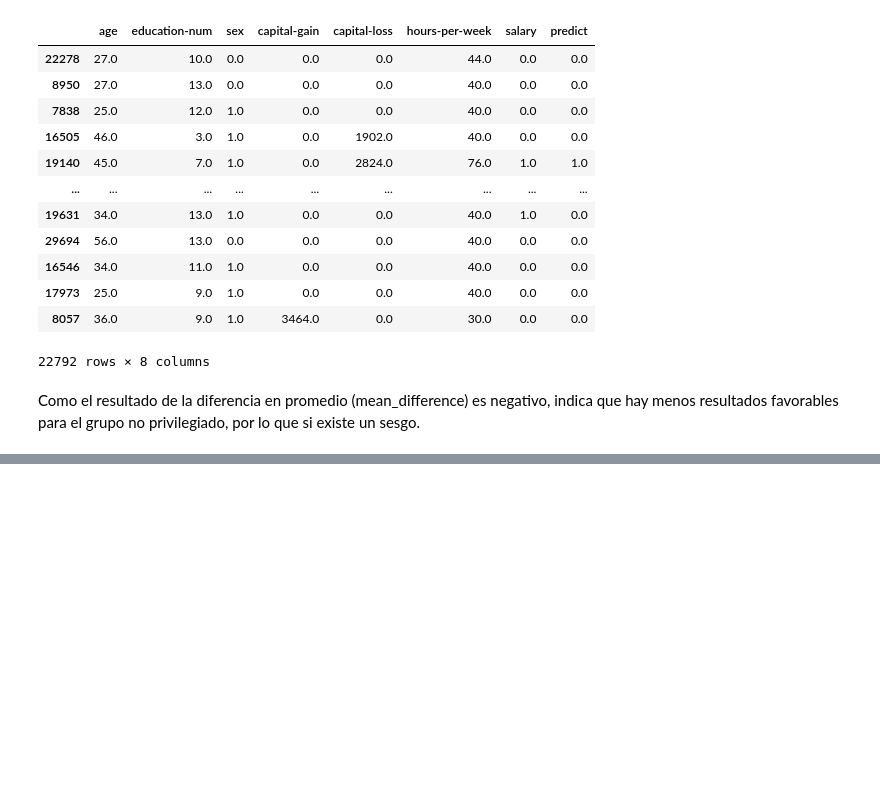
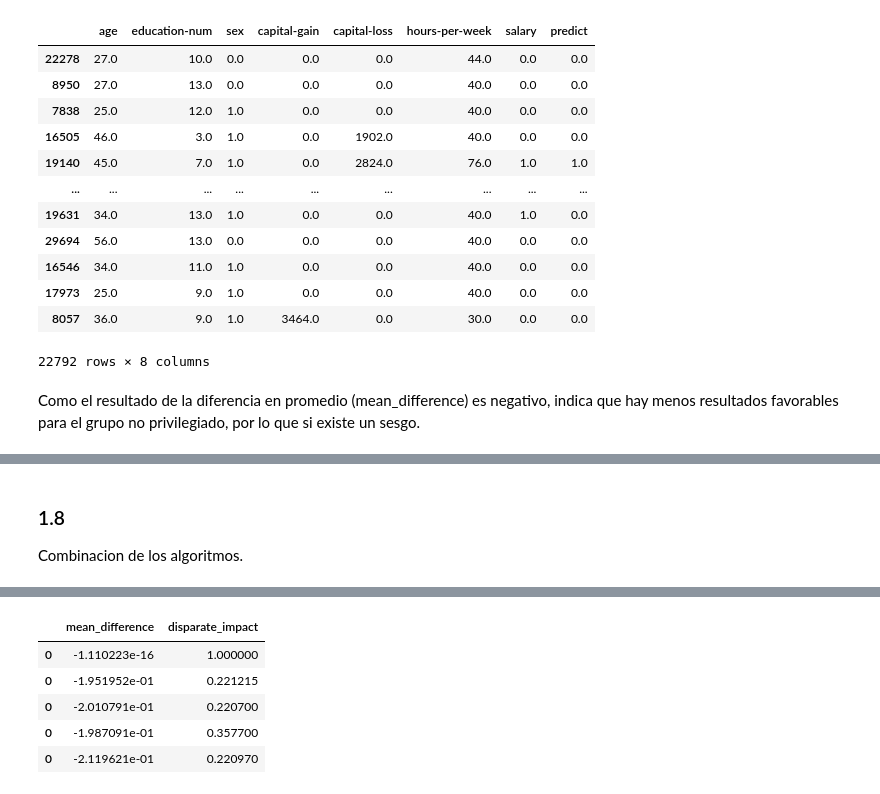
Before and after one commit to bcerdam/Tarea_CDR_2, a Jupyter notebook: Tarea CDR.ipynb, the cells around one changed output, grey strips where cells are left out. Saved outputs shown, nothing was run; the diff lists cells and outputs as text; code cells hidden in the pictures; blank space fills up the shorter version.

```diff
--- a/Tarea CDR.ipynb
+++ b/Tarea CDR.ipynb
@@ -379,0 +512,44 @@ Como el resultado de la diferencia en promedio (mean_difference) es negativo, in
+# %% [markdown]
+### 1.8
+Combinacion de los algoritmos.
+# %%
+salary_aif_train, salary_aif_test = salary_aif.split([0.7], shuffle=True)
+privileged_groups = [{'sex': 1}]
+unprivileged_groups = [{'sex': 0}]
+
+pre = Reweighing(unprivileged_groups=unprivileged_groups,
+                privileged_groups=privileged_groups)
+pre_train = pre.fit_transform(salary_aif_train)
+pre_train_metric = BinaryLabelDatasetMetric(pre_train,
+                                        unprivileged_groups=unprivileged_groups,
+                                        privileged_groups=privileged_groups)
+
+
+tf.reset_default_graph()
+sess = tf.Session()
+adversarial= AdversarialDebiasing(privileged_groups=privileged_groups,
+                                    unprivileged_groups=unprivileged_groups,
+                                    scope_name='plain_classifier',
+                                    debias=False,
+                                    sess=sess)
+adversarial.fit(pre_train)
+adversarial_train = adversarial.predict(salary_aif_train)
+adversarial_test = adversarial.predict(salary_aif_test)
+sess.close()
+
+post = CalibratedEqOddsPostprocessing(unprivileged_groups=unprivileged_groups,
+                privileged_groups=privileged_groups)
+post_train = post.fit(adversarial_train, adversarial_train)
+pred_post = post_train.predict(adversarial_test)
+post_train_metric = BinaryLabelDatasetMetric(pred_post,
+                                        unprivileged_groups=unprivileged_groups,
+                                        privileged_groups=privileged_groups)
+
+print('Algoritmos Juntos:',post_train_metric.mean_difference())
+print('Algoritmos Juntos:',post_train_metric.disparate_impact())
+
+#df para 1.9
+df6 = pd.DataFrame([[post_train_metric.mean_difference(), post_train_metric.disparate_impact()]], columns=['mean_difference', 'disparate_impact'])
+df_metricas = pd.concat([df_metricas, df6])
+df_metricas
+# %% [output]
@@ -379,0 +573,6 @@ Como el resultado de la diferencia en promedio (mean_difference) es negativo, in
+|  | mean_difference | disparate_impact |
+| 0 | -1.110223e-16 | 1.000000 |
+| 0 | -1.951952e-01 | 0.221215 |
+| 0 | -2.010791e-01 | 0.220700 |
+| 0 | -1.987091e-01 | 0.357700 |
+| 0 | -2.119621e-01 | 0.220970 |
```
Also changed, not shown: parts of 9 cells of this notebook.
